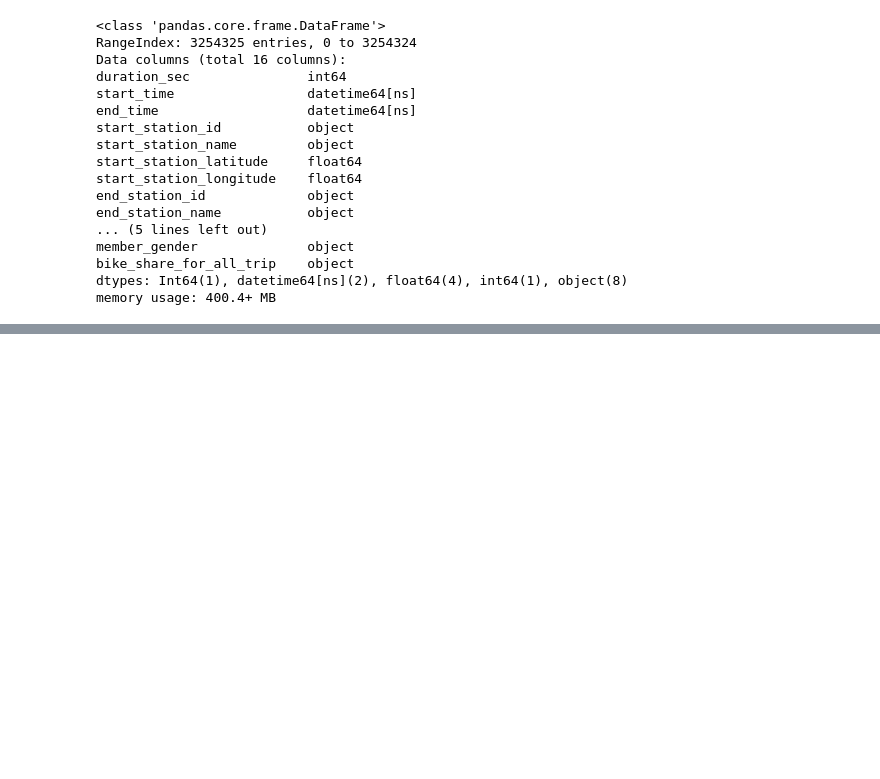
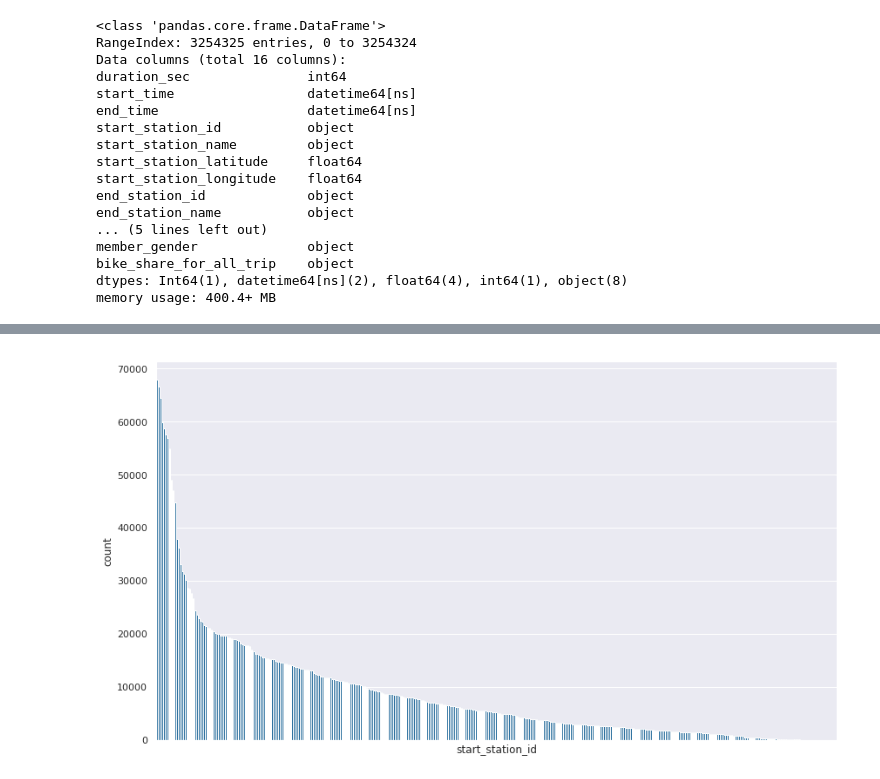
Before and after one commit to sdmccaul/udacity-da-viz, a Jupyter notebook: exploratory.ipynb, the cells around one changed output, grey strips where cells are left out. Saved outputs shown, nothing was run; the diff lists cells and outputs as text; code cells hidden in the pictures; blank space fills up the shorter version.

```diff
--- a/exploratory.ipynb
+++ b/exploratory.ipynb
@@ -120,0 +154,7 @@ del df_merged
+# %%
+sb.set(rc={'figure.figsize':(14,8)})
+start_ord = df['start_station_id'].value_counts().index
+ax = sb.countplot(data = df, x = 'start_station_id', color = bc, order = start_ord)
+ax.set_xticks([]);
+# %% [output]
+[figure, added]
```
Also changed, not shown: parts of 10 cells of this notebook.
